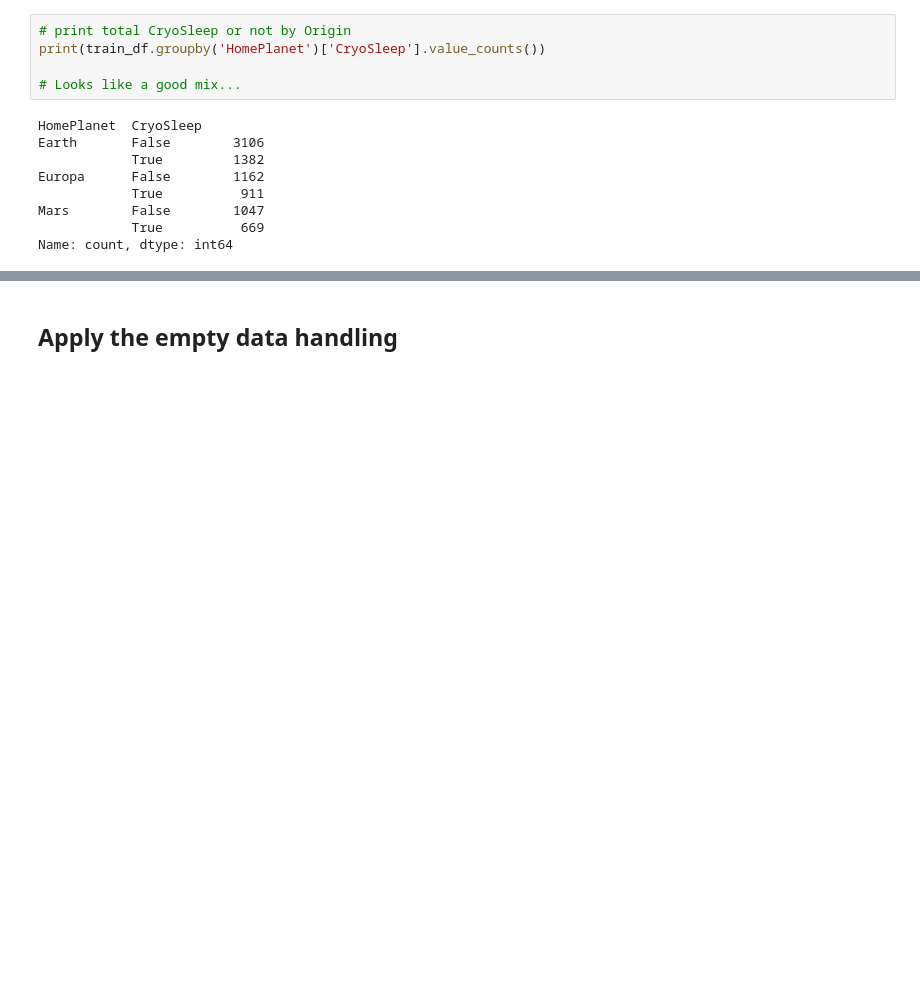
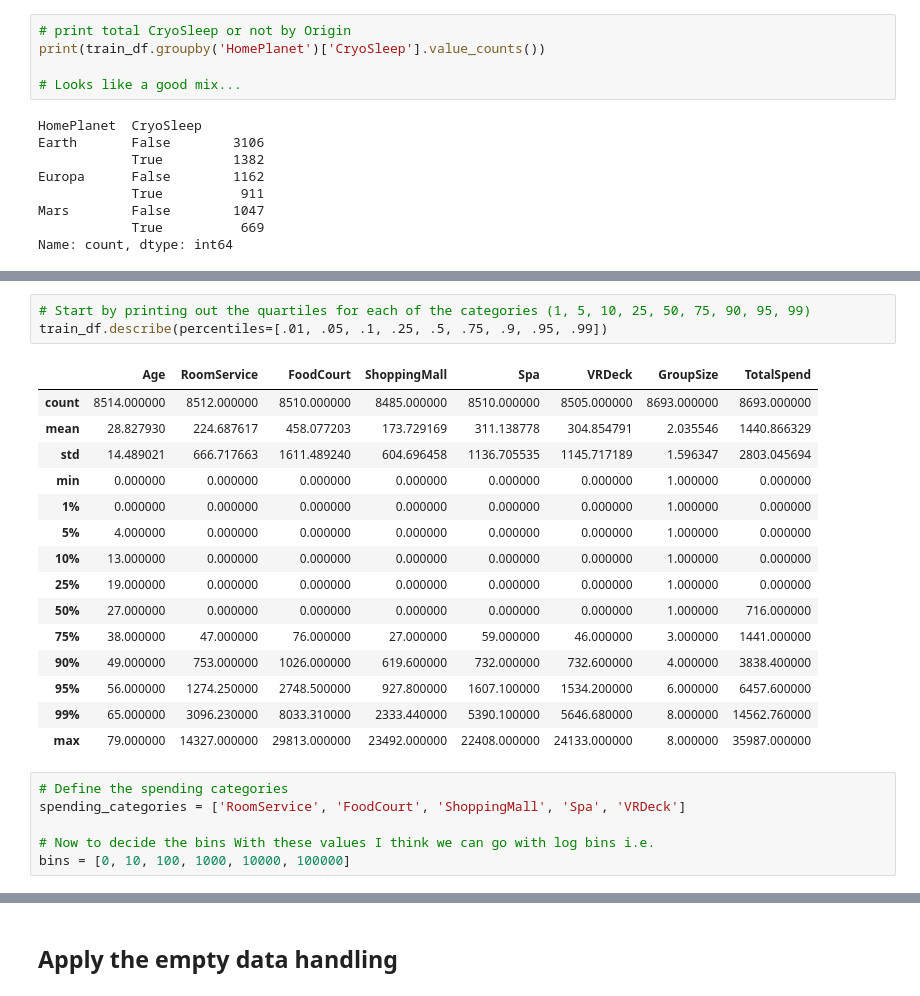
Before and after one commit to edoatley/ml, a Jupyter notebook: kaggle/competitions/spaceship-titanic/02-edo-space-titanic-prepare.ipynb, the cells around one changed output, grey strips where cells are left out. Saved outputs shown, nothing was run; the diff lists cells and outputs as text; blank space fills up the shorter version.

```diff
--- a/kaggle/competitions/spaceship-titanic/02-edo-space-titanic-prepare.ipynb
+++ b/kaggle/competitions/spaceship-titanic/02-edo-space-titanic-prepare.ipynb
@@ -592,0 +607,25 @@ Name: count, dtype: int64
+# %%
+# Start by printing out the quartiles for each of the categories (1, 5, 10, 25, 50, 75, 90, 95, 99)
+train_df.describe(percentiles=[.01, .05, .1, .25, .5, .75, .9, .95, .99])
+# %% [output]
+|  | Age | RoomService | FoodCourt | ShoppingMall | Spa | VRDeck | GroupSize | TotalSpend |
+| count | 8514.000000 | 8512.000000 | 8510.000000 | 8485.000000 | 8510.000000 | 8505.000000 | 8693.000000 | 8693.000000 |
+| mean | 28.827930 | 224.687617 | 458.077203 | 173.729169 | 311.138778 | 304.854791 | 2.035546 | 1440.866329 |
+| std | 14.489021 | 666.717663 | 1611.489240 | 604.696458 | 1136.705535 | 1145.717189 | 1.596347 | 2803.045694 |
+| min | 0.000000 | 0.000000 | 0.000000 | 0.000000 | 0.000000 | 0.000000 | 1.000000 | 0.000000 |
+| 1% | 0.000000 | 0.000000 | 0.000000 | 0.000000 | 0.000000 | 0.000000 | 1.000000 | 0.000000 |
+| 5% | 4.000000 | 0.000000 | 0.000000 | 0.000000 | 0.000000 | 0.000000 | 1.000000 | 0.000000 |
+| 10% | 13.000000 | 0.000000 | 0.000000 | 0.000000 | 0.000000 | 0.000000 | 1.000000 | 0.000000 |
+| 25% | 19.000000 | 0.000000 | 0.000000 | 0.000000 | 0.000000 | 0.000000 | 1.000000 | 0.000000 |
+| 50% | 27.000000 | 0.000000 | 0.000000 | 0.000000 | 0.000000 | 0.000000 | 1.000000 | 716.000000 |
+| 75% | 38.000000 | 47.000000 | 76.000000 | 27.000000 | 59.000000 | 46.000000 | 3.000000 | 1441.000000 |
+| 90% | 49.000000 | 753.000000 | 1026.000000 | 619.600000 | 732.000000 | 732.600000 | 4.000000 | 3838.400000 |
+| 95% | 56.000000 | 1274.250000 | 2748.500000 | 927.800000 | 1607.100000 | 1534.200000 | 6.000000 | 6457.600000 |
+| 99% | 65.000000 | 3096.230000 | 8033.310000 | 2333.440000 | 5390.100000 | 5646.680000 | 8.000000 | 14562.760000 |
+| max | 79.000000 | 14327.000000 | 29813.000000 | 23492.000000 | 22408.000000 | 24133.000000 | 8.000000 | 35987.000000 |
+# %%
+# Define the spending categories
+spending_categories = ['RoomService', 'FoodCourt', 'ShoppingMall', 'Spa', 'VRDeck']
+
+# Now to decide the bins With these values I think we can go with log bins i.e.
+bins = [0, 10, 100, 1000, 10000, 100000]
```
Also changed, not shown: parts of 30 cells of this notebook.
